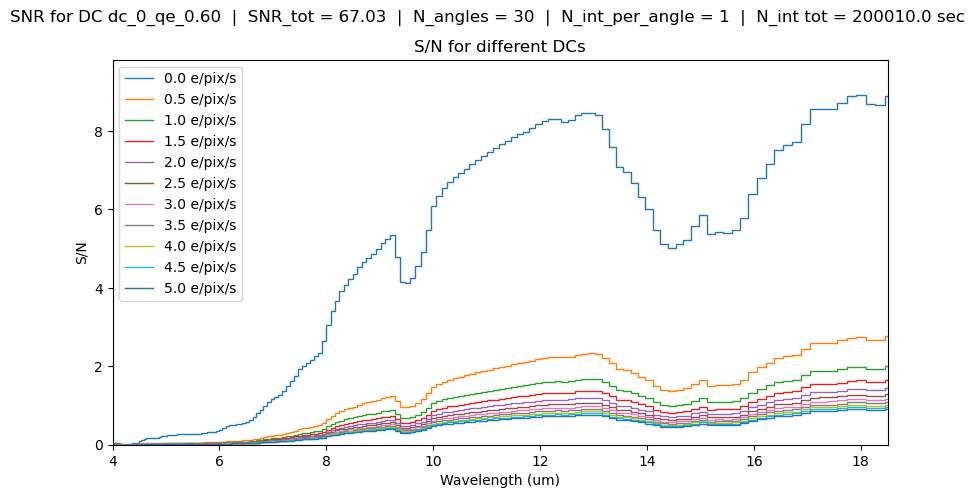
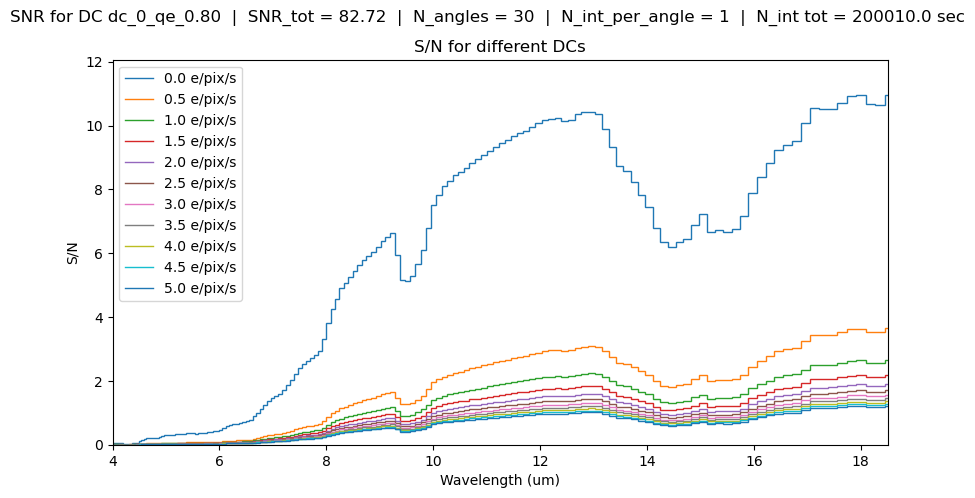
Unified diff of the notebook cell whose output changed from the first chart to the second:
--- before
+++ after
@@ -1,4 +1,4 @@
 # S/N vs wavelength for one QE, varying DC
-qe_idx = 0
+qe_idx = 2
 plt.figure(figsize=(10, 5))
 for i_dc, dc_val in enumerate(dark_current):
@@ -10,4 +10,5 @@
     )
 plt.xlim(4, 18.5)
+plt.ylim(0, 10)
 plt.xlabel("Wavelength (um)")
 plt.ylabel("S/N")
@@ -16,3 +17,3 @@
 plt.legend()
 #plt.show()
-plt.savefig('s2n_vs_dc.png')
+plt.savefig('/Users/eckhartspalding/Downloads/junk_s2n_vs_dc.pdf')

Commit: finer DC steps